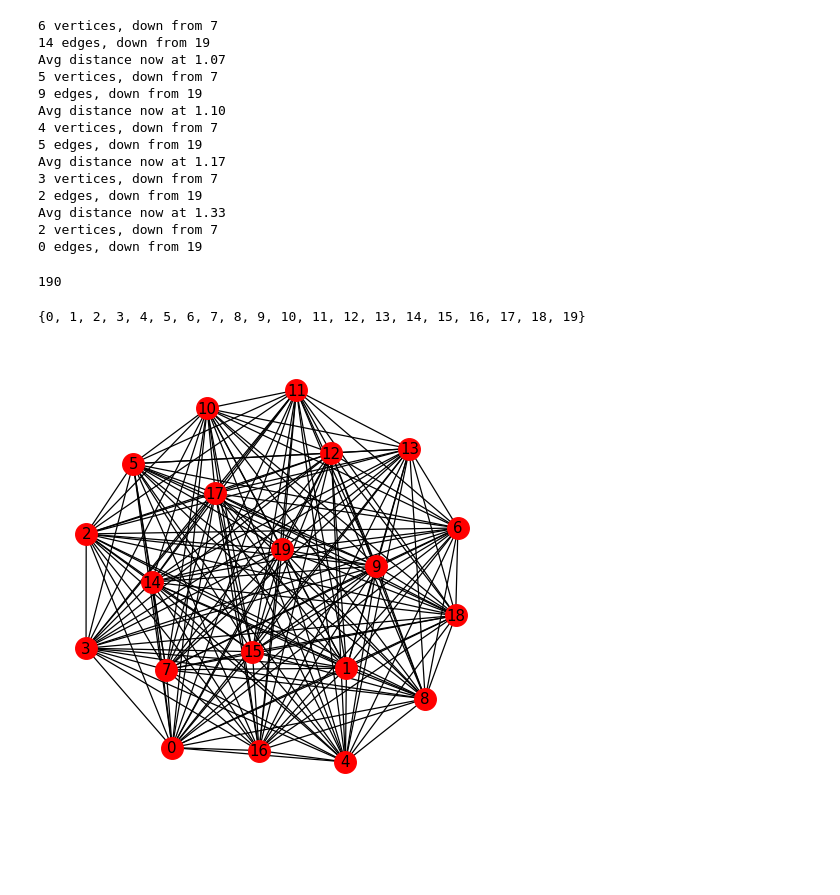
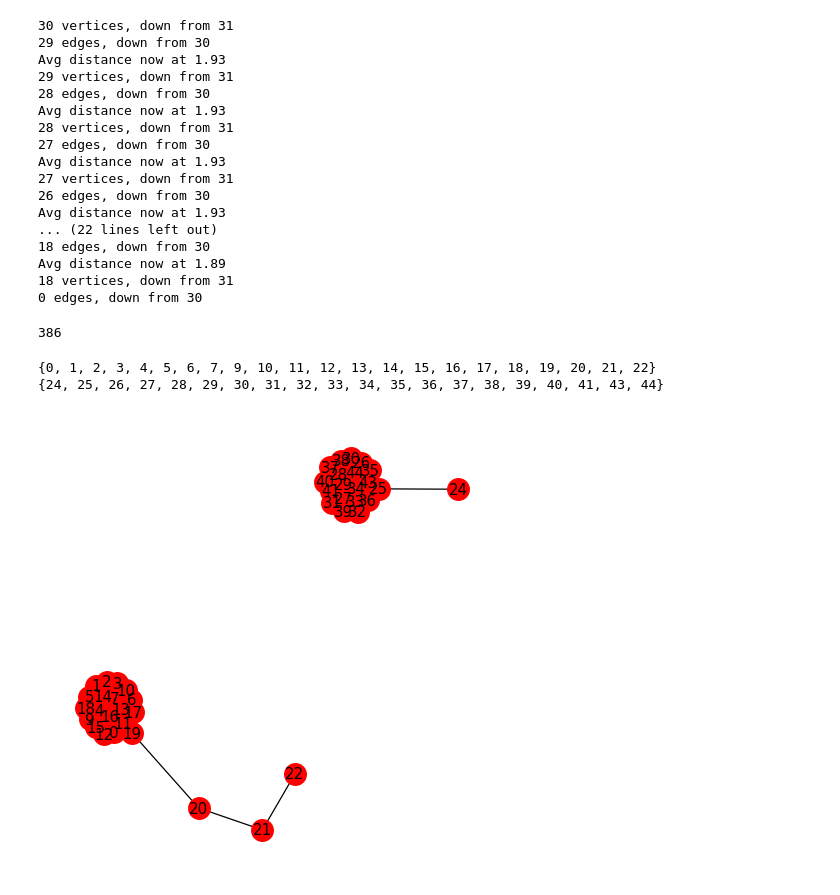
Before and after one commit to michelmalki/MichelMalki, a Jupyter notebook: Graphs.ipynb, the cells around one changed output. Drawn from its saved outputs; the diff is of its cells as text; code cells hidden in the pictures; blank space fills up the shorter version.

```diff
--- a/Graphs.ipynb
+++ b/Graphs.ipynb
@@ -3,8 +3,9 @@
 # %%
 import networkx as nx
 import matplotlib.pyplot as plt
-i = 1250
-F = nx.graph_atlas(i)
+i = 30
+m = 1
+F = nx.balanced_tree(i, m, create_using=None)
 F1= F.number_of_nodes()
 F2 = F.number_of_edges()
 F1
@@ -22,7 +23,7 @@ components = nx.connected_components(F)
 from random import choice
 
 
-F4 = F.copy() # take a copy for later since we are about to break the original
+F4 = F.copy()
 while True:
   broken = choice(list(F.nodes))
   F.remove_node(broken)
@@ -36,44 +37,49 @@ while True:
   average = nx.average_shortest_path_length(F)
   print(f'Avg distance now at {average:.2f}')
 # %% [output]
-6 vertices, down from 7
-14 edges, down from 19
-Avg distance now at 1.07
-5 vertices, down from 7
-9 edges, down from 19
-Avg distance now at 1.10
-4 vertices, down from 7
-5 edges, down from 19
-Avg distance now at 1.17
-3 vertices, down from 7
-2 edges, down from 19
-Avg distance now at 1.33
-2 vertices, down from 7
-0 edges, down from 19
+30 vertices, down from 31
+29 edges, down from 30
+Avg distance now at 1.93
+29 vertices, down from 31
+28 edges, down from 30
+Avg distance now at 1.93
+28 vertices, down from 31
+27 edges, down from 30
+Avg distance now at 1.93
+27 vertices, down from 31
+26 edges, down from 30
+Avg distance now at 1.93
+... (22 lines left out)
+18 edges, down from 30
+Avg distance now at 1.89
+18 vertices, down from 31
+0 edges, down from 30
 # %%
 import networkx as nx
 import matplotlib.pyplot as plt
 n = 20
-c =  nx.complete_graph(n, create_using=None)
+m = 5
+c =  nx.barbell_graph(n, m, create_using=None)
 
 c1 = c.number_of_nodes()
 c2 = c.number_of_edges()
 c1
 c2
 # %% [output]
-190
+386
 # %%
-L = nx.fruchterman_reingold_layout(c)
+L = nx.spring_layout(c)
 fig = plt.figure(1, figsize = (5, 5), dpi = 90)
 nx.draw(c,  with_labels = True, node_color = 'red')
 
 components = nx.connected_components(c)
 components = nx.connected_components(c)
 for component in components:
     print(component)
 # %% [output]
-{0, 1, 2, 3, 4, 5, 6, 7, 8, 9, 10, 11, 12, 13, 14, 15, 16, 17, 18, 19}
+{0, 1, 2, 3, 4, 5, 6, 7, 9, 10, 11, 12, 13, 14, 15, 16, 17, 18, 19, 20, 21, 22}
+{24, 25, 26, 27, 28, 29, 30, 31, 32, 33, 34, 35, 36, 37, 38, 39, 40, 41, 43, 44}
-[figure, old version]
+[figure, new version]
 # %%
 from random import choice
 
```
Also changed, not shown: parts of 3 cells of this notebook.
